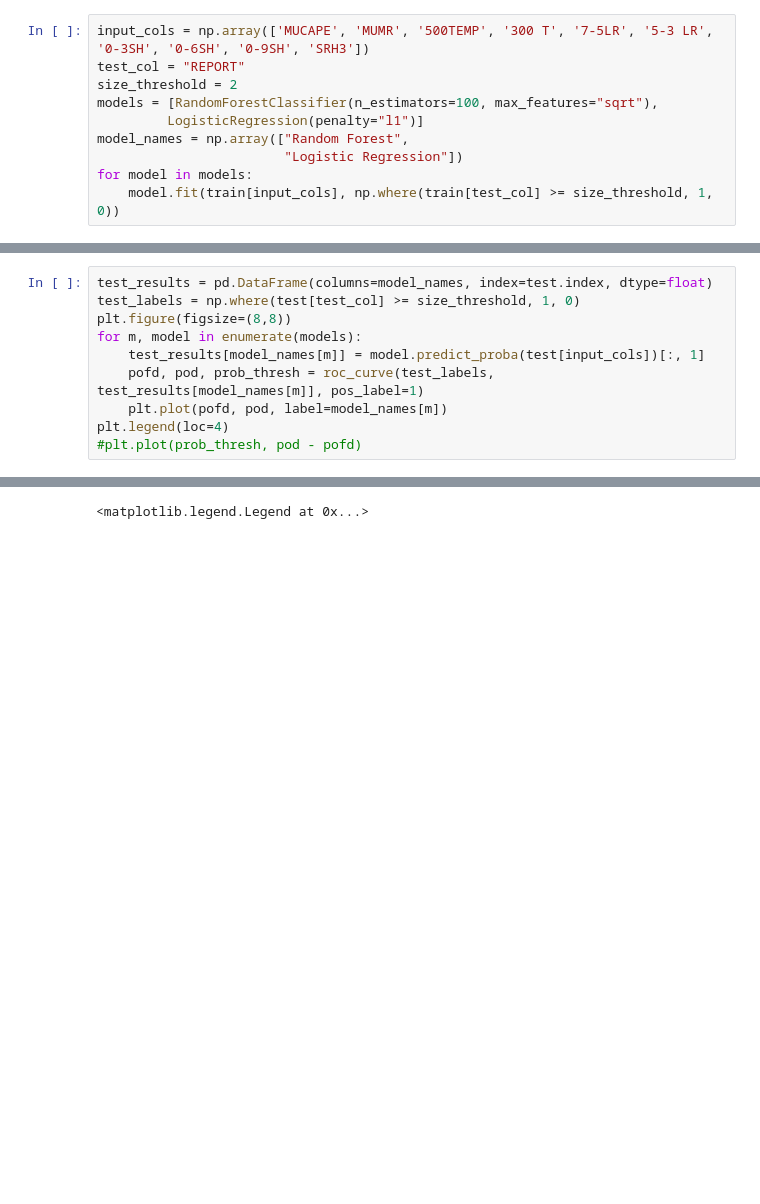
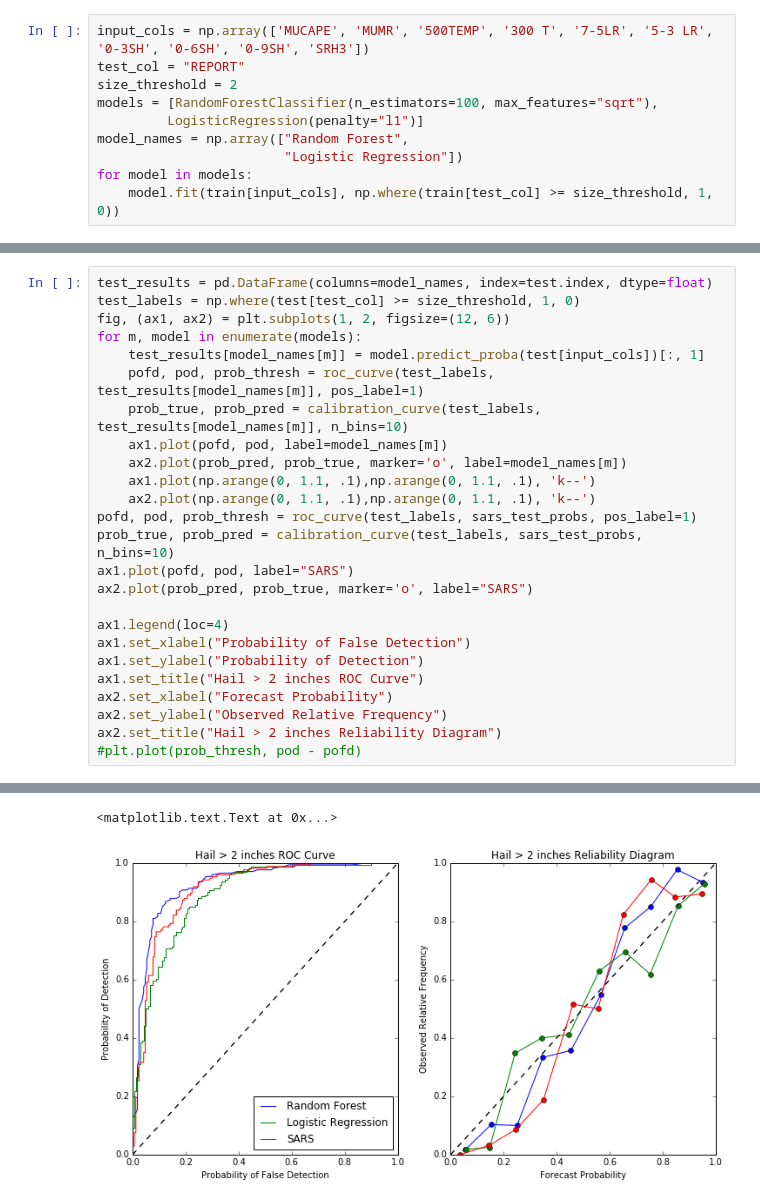
Before and after one commit to djgagne/ou_grad_5203_fall_2016, a Jupyter notebook: gagne_analytics_lecture.ipynb, the cells around one changed output, grey strips where cells are left out. Drawn from its saved outputs; the diff is of its cells as text; blank space fills up the shorter version.

```diff
--- a/gagne_analytics_lecture.ipynb
+++ b/gagne_analytics_lecture.ipynb
@@ -125,11 +185,26 @@ SRH3 0.000120168628662
 # %%
 test_results = pd.DataFrame(columns=model_names, index=test.index, dtype=float)
 test_labels = np.where(test[test_col] >= size_threshold, 1, 0)
-plt.figure(figsize=(8,8))
+fig, (ax1, ax2) = plt.subplots(1, 2, figsize=(12, 6))
 for m, model in enumerate(models):
     test_results[model_names[m]] = model.predict_proba(test[input_cols])[:, 1]
     pofd, pod, prob_thresh = roc_curve(test_labels, test_results[model_names[m]], pos_label=1)
-    plt.plot(pofd, pod, label=model_names[m])
-plt.legend(loc=4)
+    prob_true, prob_pred = calibration_curve(test_labels, test_results[model_names[m]], n_bins=10)
+    ax1.plot(pofd, pod, label=model_names[m])
+    ax2.plot(prob_pred, prob_true, marker='o', label=model_names[m])
+    ax1.plot(np.arange(0, 1.1, .1),np.arange(0, 1.1, .1), 'k--')
+    ax2.plot(np.arange(0, 1.1, .1),np.arange(0, 1.1, .1), 'k--')
+pofd, pod, prob_thresh = roc_curve(test_labels, sars_test_probs, pos_label=1)
+prob_true, prob_pred = calibration_curve(test_labels, sars_test_probs, n_bins=10)
+ax1.plot(pofd, pod, label="SARS")
+ax2.plot(prob_pred, prob_true, marker='o', label="SARS")
+
+ax1.legend(loc=4)
+ax1.set_xlabel("Probability of False Detection")
+ax1.set_ylabel("Probability of Detection")
+ax1.set_title("Hail > 2 inches ROC Curve")
+ax2.set_xlabel("Forecast Probability")
+ax2.set_ylabel("Observed Relative Frequency")
+ax2.set_title("Hail > 2 inches Reliability Diagram")
 #plt.plot(prob_thresh, pod - pofd)
 # %% [output]
@@ -138 +211,2 @@ plt.legend(loc=4)
-<matplotlib.legend.Legend at 0x...>
+<matplotlib.text.Text at 0x...>
+[figure, added]
```
Also changed, not shown: parts of 13 cells of this notebook.
